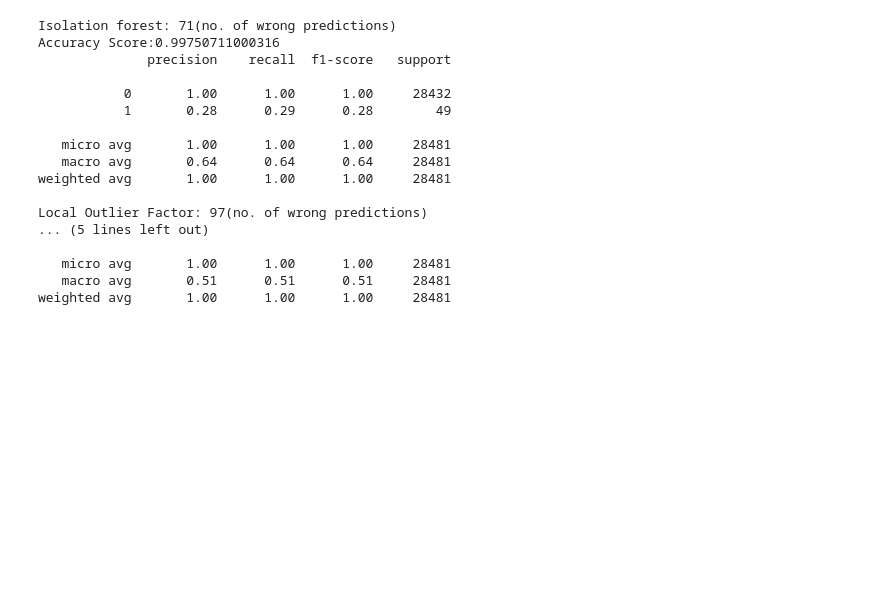
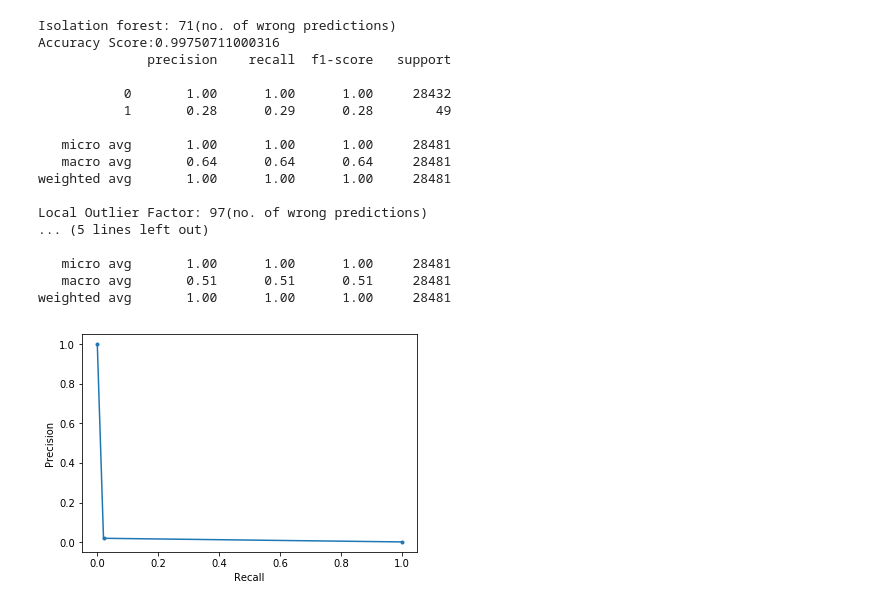
Before and after one commit to kunal-visoulia/Credit-Card-Fraud-Detection-via-Anamoly-Detection, a Jupyter notebook: Credit Card Fraud Detection.ipynb, the cells around one changed output. Saved outputs shown, nothing was run; the diff lists cells and outputs as text; code cells hidden in the pictures; blank space fills up the shorter version.

Commit message:
added image

```diff
--- a/Credit Card Fraud Detection.ipynb
+++ b/Credit Card Fraud Detection.ipynb
@@ -139,3 +143,14 @@ Local Outlier Factor: 97(no. of wrong predictions)
    micro avg       1.00      1.00      1.00     28481
    macro avg       0.51      0.51      0.51     28481
 weighted avg       1.00      1.00      1.00     28481
+# %%
+from sklearn.metrics import precision_recall_curve
+precision, recall, thresholds = precision_recall_curve(Y, y_pred)
+# print(Y,y_pred)
+# plt.plot([0, 1], [0, 1], linestyle='--')
+plt.plot(recall, precision, marker='.')
+plt.xlabel('Recall')
+plt.ylabel('Precision')
+plt.show()
+# %% [output]
+[figure, added]
```
Also changed, not shown: parts of 2 cells of this notebook, 1 other file.
